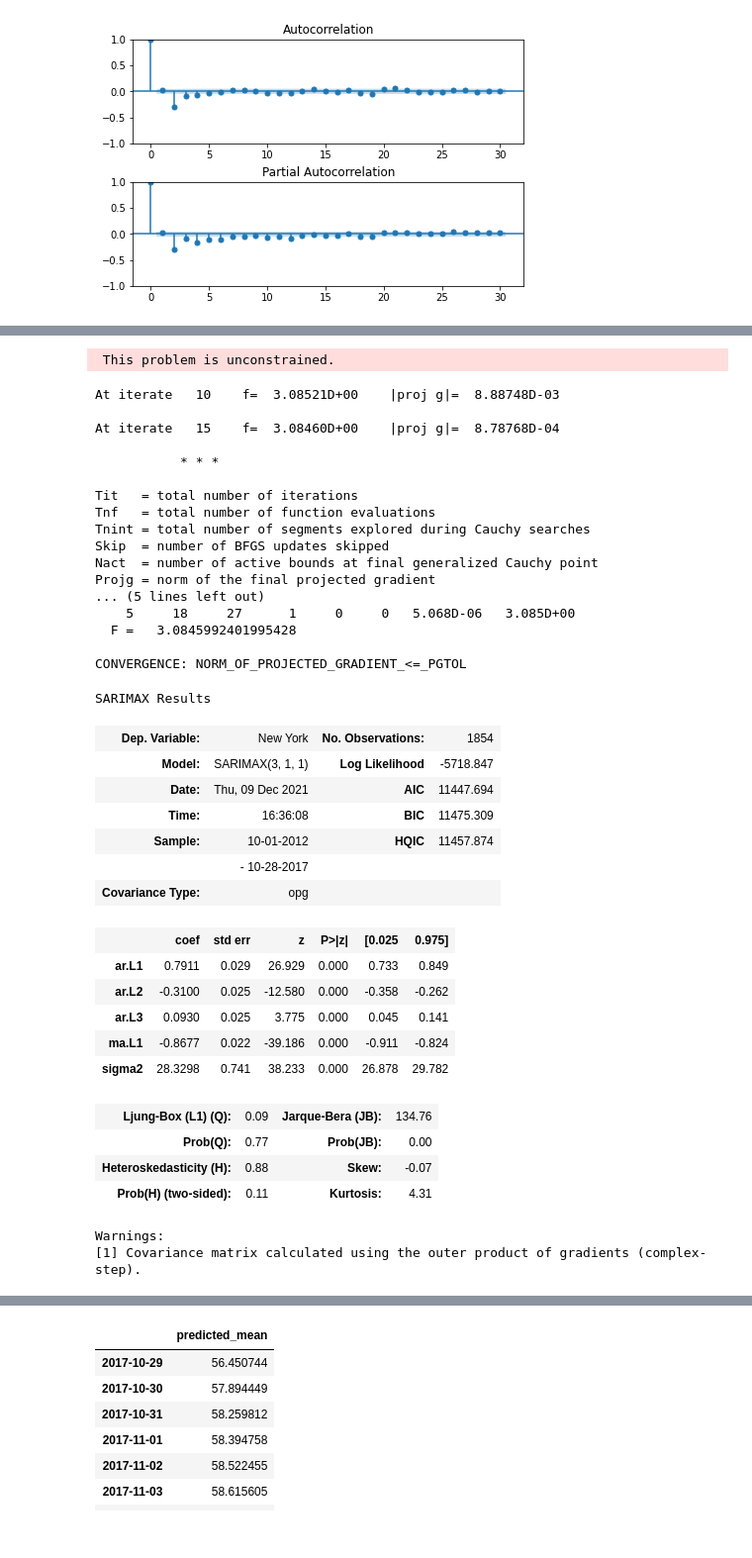
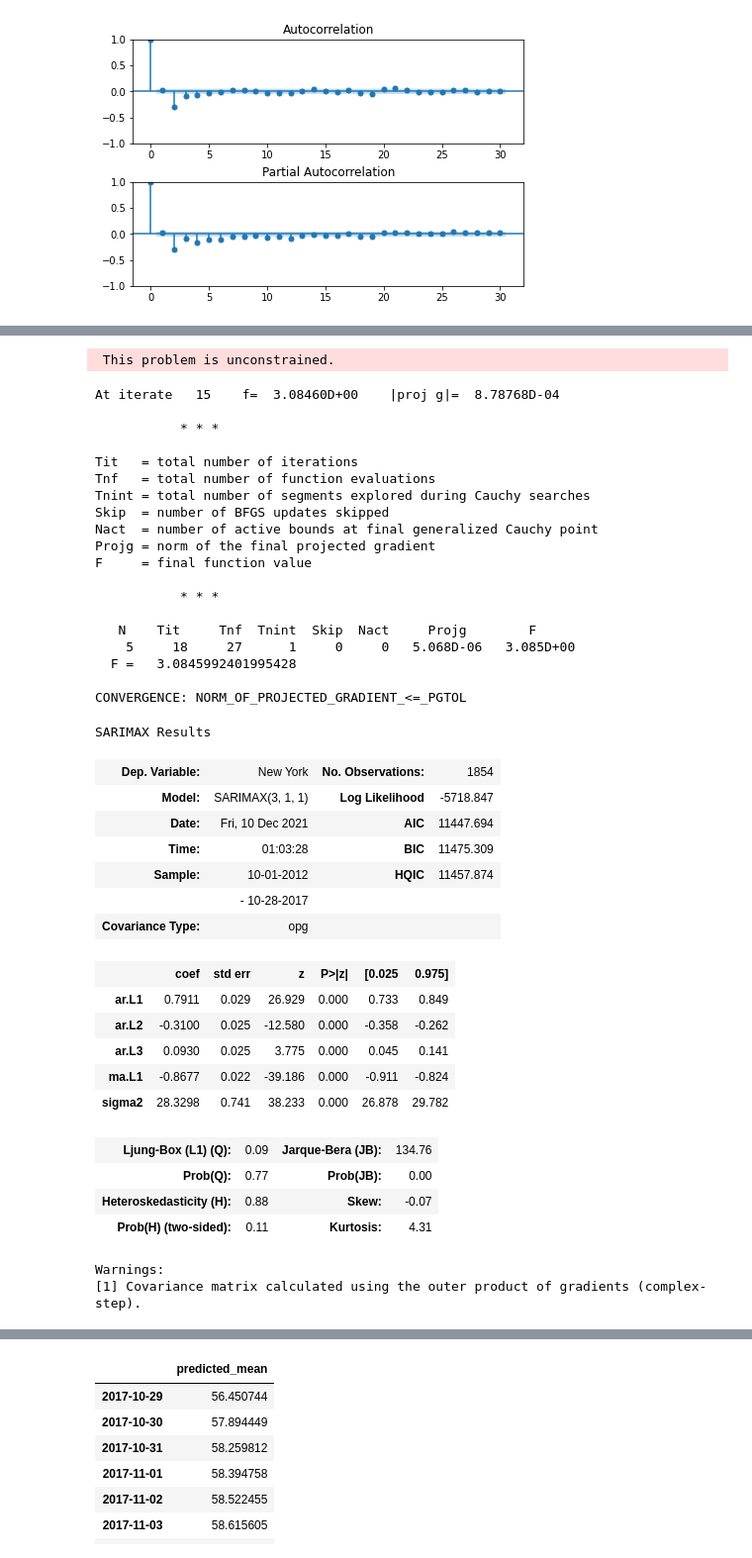
Before and after one commit to CEsperance/Week_Eleven, a Jupyter notebook: Timeseries_Week11HW.ipynb, the cells around one changed output, grey strips where cells are left out. Shown at 99% size. Saved outputs shown, nothing was run; the diff lists cells and outputs as text; code cells hidden in the pictures.

```diff
--- a/Timeseries_Week11HW.ipynb
+++ b/Timeseries_Week11HW.ipynb
@@ -307,8 +308,7 @@ SARIMA is composed of two models: AR and MA. It's defined by 3 paramters:
 # %% [markdown]
 ## Checking SARIMA for my understanding
 # %%
-#Converting hourly data to daily data.
-
-new_temps = new_temps.resample(rule='D').mean()
-new_temps
+# Creating a df for my five cities and converting hourly data to daily data.
+five_cities = new_temps[['New York', 'Philadelphia', 'Atlanta', 'Chicago', 'Boston']].resample(rule='D').mean()
+five_cities
 # %% [output]
@@ -341,3 +340,5 @@ new_temps = new_temps.dropna()
+# %%
+five_cities = five_cities.dropna()
 # %%
 # computing ADF p-value on city New York
 # Plot doesn't look stationary, but running adfuller test to check if plot is stationary
@@ -402,7 +403,7 @@ p = 3
 q = 1
 d = 1
 #fit the model to the data
-model = SARIMAX(new_temps['New York'], order =(3,1,1), seosonal_order = (3,1,1,30), enforce_stationarity=False, enforce_invertibility=False)
+model = SARIMAX(five_cities['New York'], order =(3,1,1), seasonal_order = (3,1,1,30), enforce_stationarity=False, enforce_invertibility=False)
 results = model.fit()
 results.summary()
 # %% [output]
@@ -421,26 +424,28 @@ At iterate    5    f=  3.10625D+00    |proj g|=  1.61652D-01
  This problem is unconstrained.
-At iterate   10    f=  3.08521D+00    |proj g|=  8.88748D-03
-
 At iterate   15    f=  3.08460D+00    |proj g|=  8.78768D-04
 
            * * *
 
 Tit   = total number of iterations
 Tnf   = total number of function evaluations
 Tnint = total number of segments explored during Cauchy searches
 Skip  = number of BFGS updates skipped
 Nact  = number of active bounds at final generalized Cauchy point
 Projg = norm of the final projected gradient
-... (5 lines left out)
+F     = final function value
+
+           * * *
+
+   N    Tit     Tnf  Tnint  Skip  Nact     Projg        F
     5     18     27      1     0     0   5.068D-06   3.085D+00
   F =   3.0845992401995428
 
 CONVERGENCE: NORM_OF_PROJECTED_GRADIENT_<=_PGTOL
 SARIMAX Results
 | Dep. Variable: | New York | No. Observations: | 1854 |
 | Model: | SARIMAX(3, 1, 1) | Log Likelihood | -5718.847 |
-| Date: | Thu, 09 Dec 2021 | AIC | 11447.694 |
-| Time: | 16:36:08 | BIC | 11475.309 |
+| Date: | Fri, 10 Dec 2021 | AIC | 11447.694 |
+| Time: | 01:03:28 | BIC | 11475.309 |
 | Sample: | 10-01-2012 | HQIC | 11457.874 |
 |  | - 10-28-2017 |  |  |
 | Covariance Type: | opg |  |  |
```
Also changed, not shown: parts of 12 cells of this notebook.
